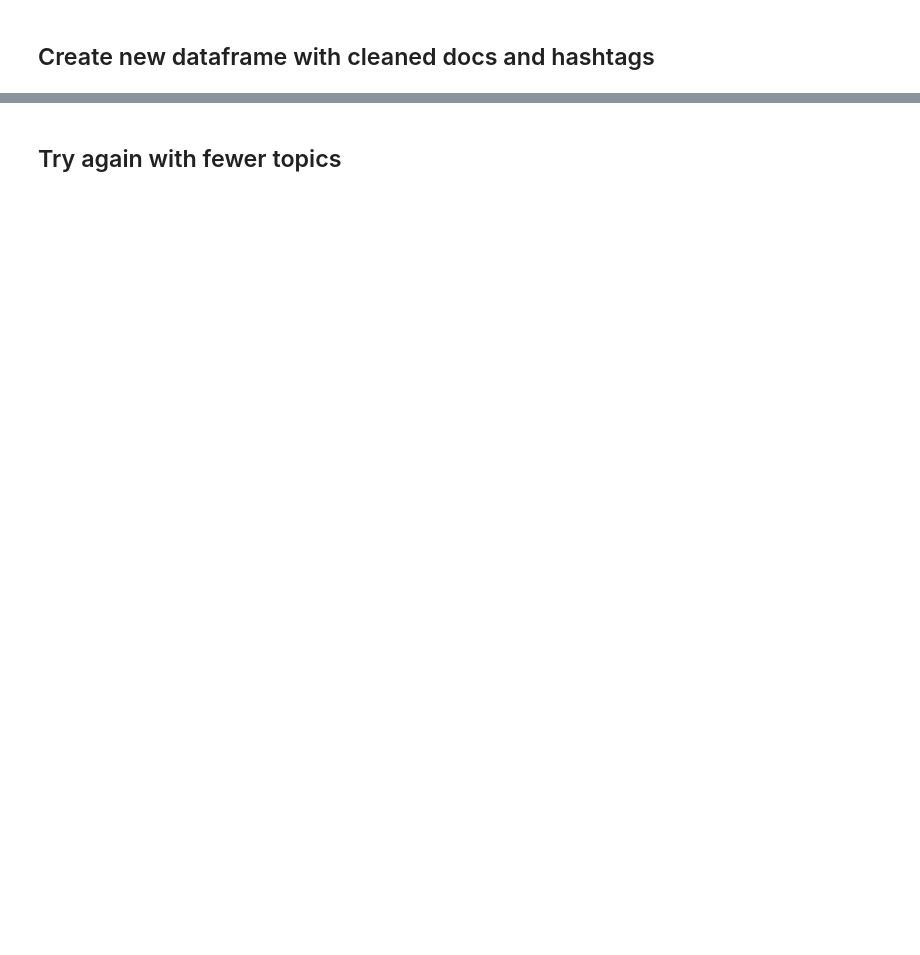
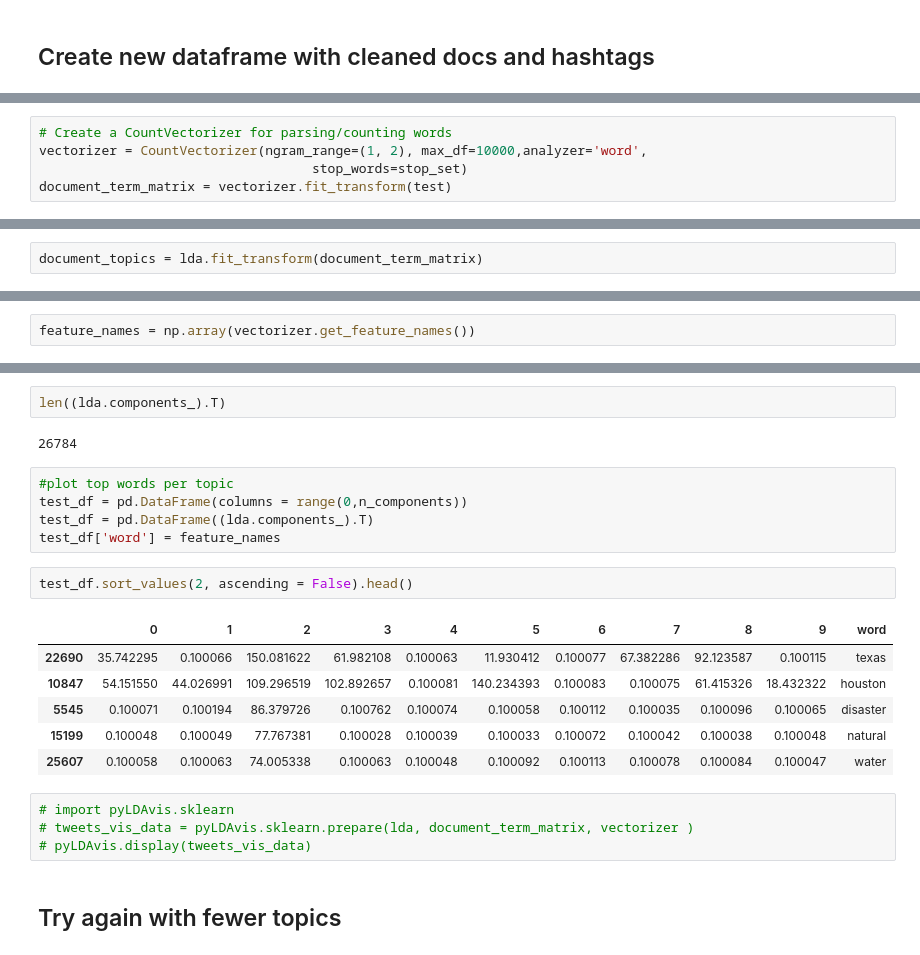
Before and after one commit to mmidzik/crisis-tweets, a Jupyter notebook: Harvey-master.ipynb, the cells around one changed output, grey strips where cells are left out. Cells and saved outputs as stored; diff of their text form; blank space fills up the shorter version.

```diff
--- a/Harvey-master.ipynb
+++ b/Harvey-master.ipynb
@@ -437,0 +306,5 @@ pyLDAvis.display(tweets_vis_data)
+# %%
+# Create a CountVectorizer for parsing/counting words
+vectorizer = CountVectorizer(ngram_range=(1, 2), max_df=10000,analyzer='word',
+                                   stop_words=stop_set)
+document_term_matrix = vectorizer.fit_transform(test)
@@ -437,0 +317,2 @@ pyLDAvis.display(tweets_vis_data)
+# %%
+document_topics = lda.fit_transform(document_term_matrix)
@@ -437,0 +325,2 @@ pyLDAvis.display(tweets_vis_data)
+# %%
+feature_names = np.array(vectorizer.get_feature_names())
@@ -438,2 +364,24 @@ pyLDAvis.display(tweets_vis_data)
+# %%
+len((lda.components_).T)
+# %% [output]
+26784
+# %%
+#plot top words per topic
+test_df = pd.DataFrame(columns = range(0,n_components))
+test_df = pd.DataFrame((lda.components_).T)
+test_df['word'] = feature_names
+# %%
+test_df.sort_values(2, ascending = False).head()
+# %% [output]
+|  | 0 | 1 | 2 | 3 | 4 | 5 | 6 | 7 | 8 | 9 | word |
+| 22690 | 35.742295 | 0.100066 | 150.081622 | 61.982108 | 0.100063 | 11.930412 | 0.100077 | 67.382286 | 92.123587 | 0.100115 | texas |
+| 10847 | 54.151550 | 44.026991 | 109.296519 | 102.892657 | 0.100081 | 140.234393 | 0.100083 | 0.100075 | 61.415326 | 18.432322 | houston |
+| 5545 | 0.100071 | 0.100194 | 86.379726 | 0.100762 | 0.100074 | 0.100058 | 0.100112 | 0.100035 | 0.100096 | 0.100065 | disaster |
+| 15199 | 0.100048 | 0.100049 | 77.767381 | 0.100028 | 0.100039 | 0.100033 | 0.100072 | 0.100042 | 0.100038 | 0.100048 | natural |
+| 25607 | 0.100058 | 0.100063 | 74.005338 | 0.100063 | 0.100048 | 0.100092 | 0.100113 | 0.100078 | 0.100084 | 0.100047 | water |
+# %%
+# import pyLDAvis.sklearn
+# tweets_vis_data = pyLDAvis.sklearn.prepare(lda, document_term_matrix, vectorizer )
+# pyLDAvis.display(tweets_vis_data)
 # %% [markdown]
 ## Try again with fewer topics
```
Also changed, not shown: parts of 83 cells of this notebook, 22 other files.
